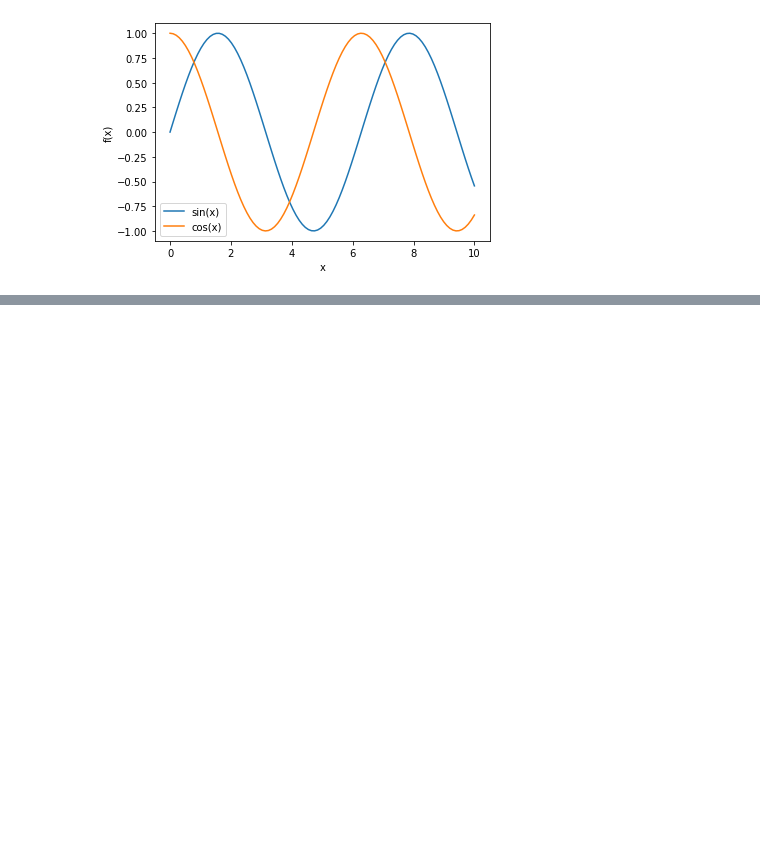
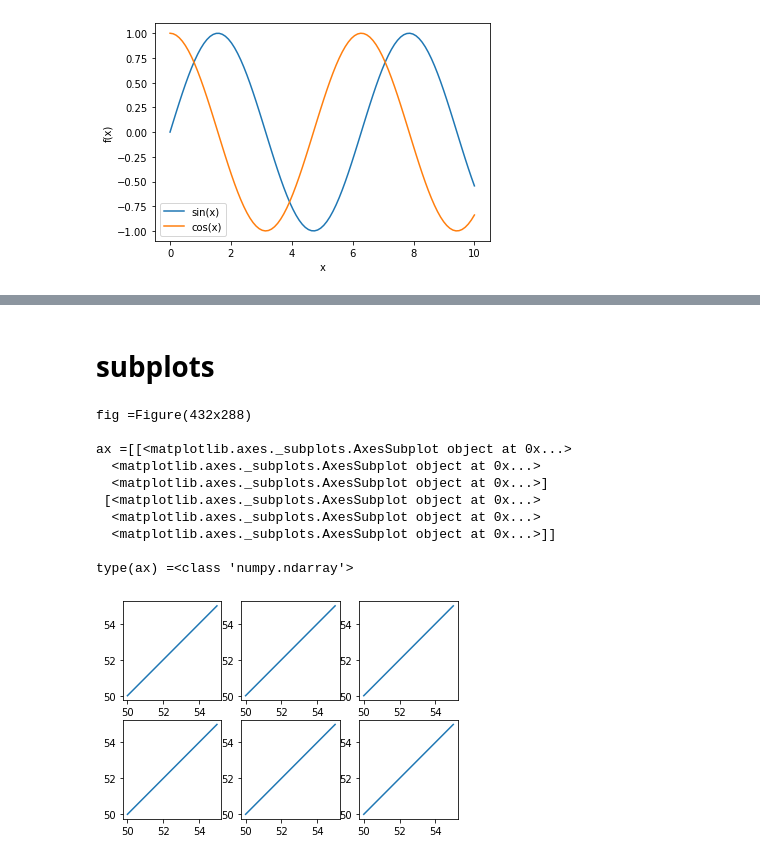
Before and after one commit to rlfwo93/machine-learning, a Jupyter notebook: matplotilb.ipynb, the cells around one changed output, grey strips where cells are left out. Drawn from its saved outputs; the diff is of its cells as text; code cells hidden in the pictures; blank space fills up the shorter version.

```diff
--- a/matplotilb.ipynb
+++ b/matplotilb.ipynb
@@ -201,0 +245,33 @@ plt.show()
+# %% [markdown]
+# **subplots**
+# %%
+x = np.linspace(50,55,100)
+y = np.linspace(50,55,100)
+
+fig, ax = plt.subplots(nrows=2, ncols=3,
+                       sharex=False, sharey=False)
+#fig는 subplot전체를 말함.
+#ax는 전체중 낱낱개를 말한다.
+#nrows = 몇행을만들지 , ncols = 몇열을 만들지
+#sharex x값을 공유할지 안할지
+#sharey y값을 공유할지 안할지
+print("fig ={0}".format(fig), end ="\n\n")
+print("ax ={0}".format(ax), end ="\n\n")
+print("type(ax) ={0}".format(type(ax)), end ="\n\n")
+for row in ax:
+    for col in row:
+        col.plot(x, y)
+
+plt.show()
+# %% [output]
+fig =Figure(432x288)
+
+ax =[[<matplotlib.axes._subplots.AxesSubplot object at 0x...>
+  <matplotlib.axes._subplots.AxesSubplot object at 0x...>
+  <matplotlib.axes._subplots.AxesSubplot object at 0x...>]
+ [<matplotlib.axes._subplots.AxesSubplot object at 0x...>
+  <matplotlib.axes._subplots.AxesSubplot object at 0x...>
+  <matplotlib.axes._subplots.AxesSubplot object at 0x...>]]
+
+type(ax) =<class 'numpy.ndarray'>
+[figure, added]
```
Also changed, not shown: parts of 6 cells of this notebook.
